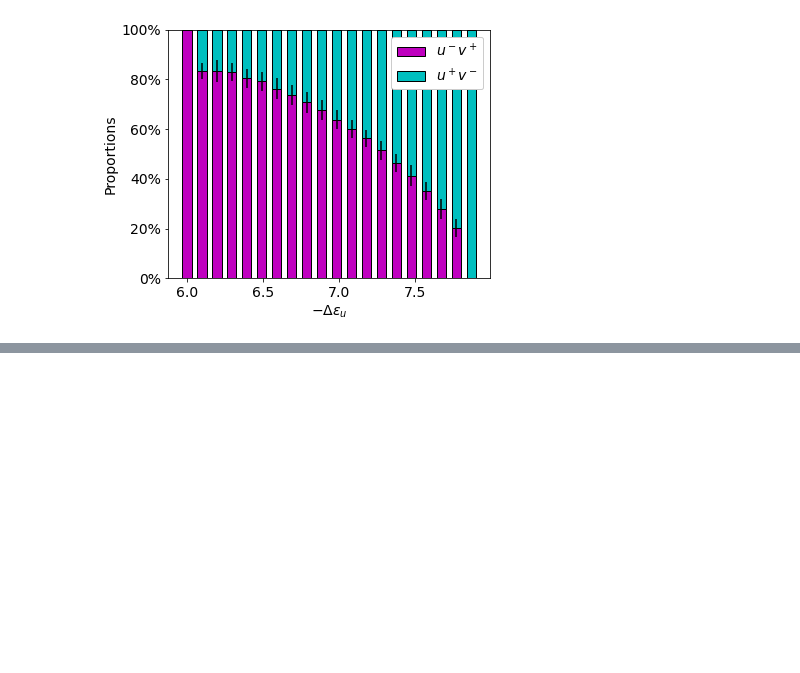
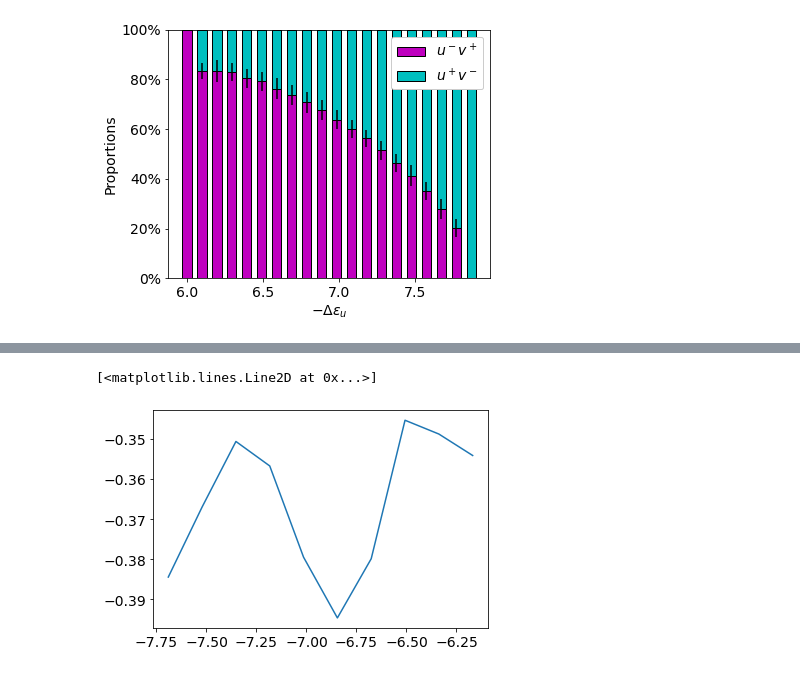
Before and after one commit to SchardtS/Cell-Differentiation, a Jupyter notebook: PhD Thesis (Images).ipynb, the cells around one changed output, grey strips where cells are left out. Saved outputs shown, nothing was run; the diff lists cells and outputs as text; code cells hidden in the pictures; blank space fills up the shorter version.

```diff
--- a/PhD Thesis (Images).ipynb
+++ b/PhD Thesis (Images).ipynb
@@ -1343,0 +1497,5 @@ print(1- prop.Fate[1], prop.Fate[1], prop.Fate[18])
+# %%
+plt.plot(eps_N[1:-1], moran_list)
+# %% [output]
+[<matplotlib.lines.Line2D at 0x...>]
+[figure, added]
```
Also changed, not shown: parts of 9 cells of this notebook, 3 other files.
